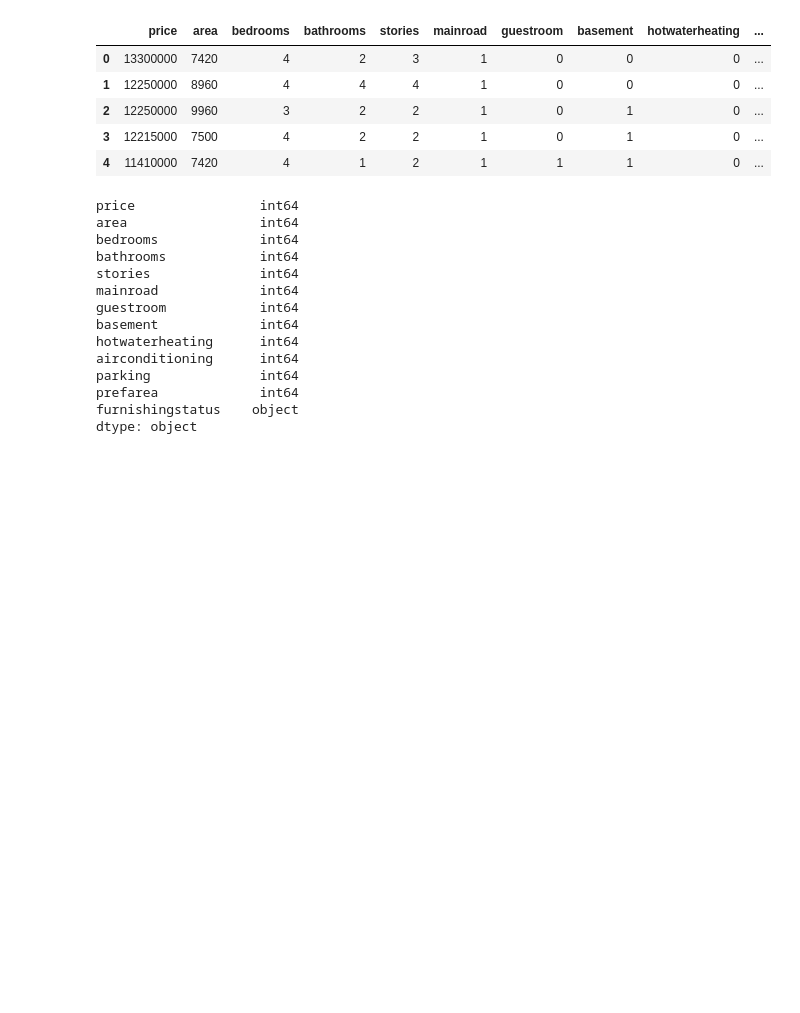
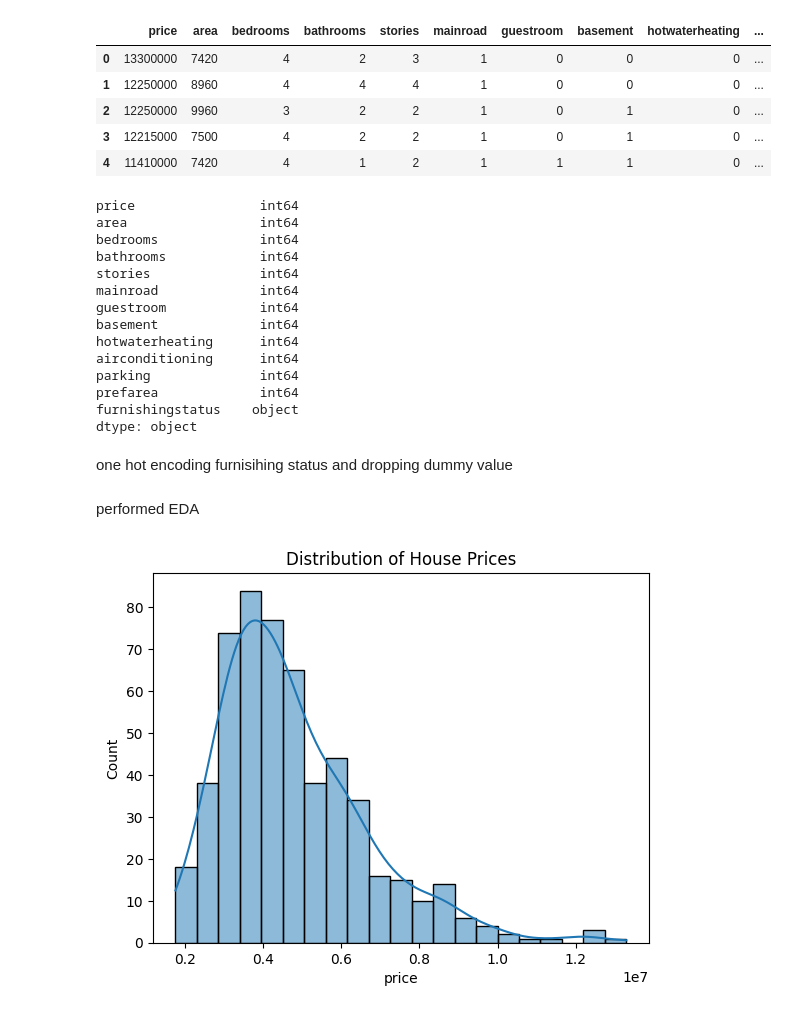
Before and after one commit to apekshakashyap17/House-price-prediction-system, a Jupyter notebook: housing.ipynb, the cells around one changed output. Cells and saved outputs as stored; diff of their text form; code cells hidden in the pictures; blank space fills up the shorter version.

```diff
--- a/housing.ipynb
+++ b/housing.ipynb
@@ -105,3 +105,22 @@ parking              int64
 prefarea             int64
 furnishingstatus    object
 dtype: object
+# %% [markdown]
+one hot encoding furnisihing status and dropping dummy value
+# %%
+dataset = pd.get_dummies(
+    dataset,
+    columns=['furnishingstatus'],
+    drop_first=True
+)
+# %% [markdown]
+performed EDA
+# %%
+import seaborn as sns
+import matplotlib.pyplot as plt
+
+sns.histplot(dataset['price'], kde=True)
+plt.title('Distribution of House Prices')
+plt.show()
+# %% [output]
+[figure, added]
```
Also changed, not shown: parts of 6 cells of this notebook.
